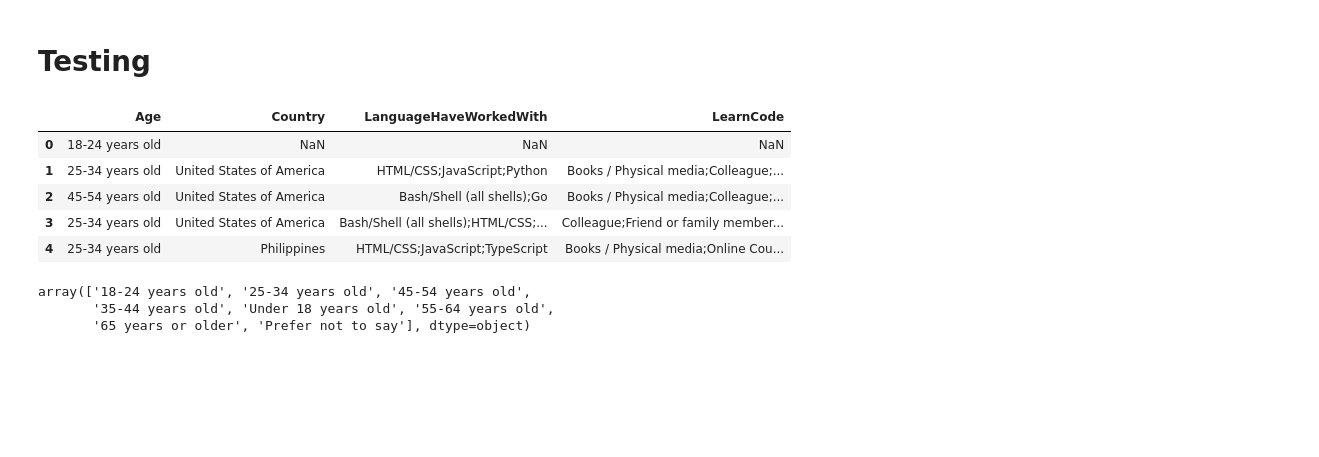
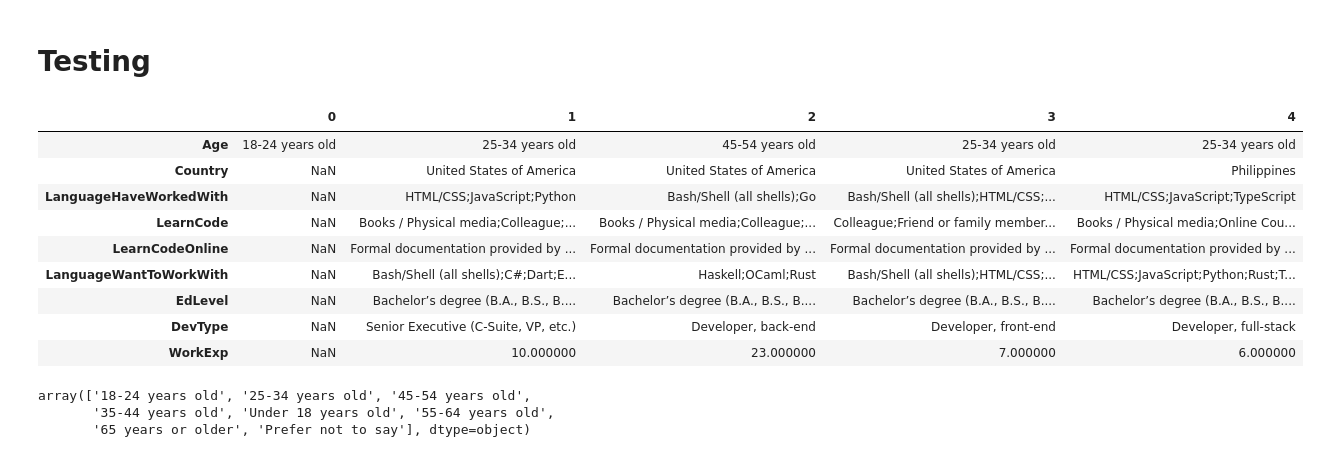
Before and after one commit to PSLeon24/Stack_Overflow_Developer_Survey_Data_Analysis, a Jupyter notebook: index.ipynb, the cells around one changed output. Cells and saved outputs as stored; diff of their text form; code cells hidden in the pictures; blank space fills up the shorter version.

```diff
--- a/index.ipynb
+++ b/index.ipynb
@@ -126,15 +126,20 @@ ConvertedCompYearly 변수의 결측값 비율: 46.16%
 # %% [markdown]
 # Testing
 # %%
-revised_df = df[['Age', 'Country', 'LanguageHaveWorkedWith', 'LearnCode']]
-revised_df.head()
+revised_df = df[['Age', 'Country', 'LanguageHaveWorkedWith', 'LearnCode', 'LearnCodeOnline',
+                 'LanguageWantToWorkWith', 'EdLevel', 'DevType', 'WorkExp']]
+revised_df.head().T
 # %% [output]
-|  | Age | Country | LanguageHaveWorkedWith | LearnCode |
-| 0 | 18-24 years old | NaN | NaN | NaN |
-| 1 | 25-34 years old | United States of America | HTML/CSS;JavaScript;Python | Books / Physical media;Colleague;... |
-| 2 | 45-54 years old | United States of America | Bash/Shell (all shells);Go | Books / Physical media;Colleague;... |
-| 3 | 25-34 years old | United States of America | Bash/Shell (all shells);HTML/CSS;... | Colleague;Friend or family member... |
-| 4 | 25-34 years old | Philippines | HTML/CSS;JavaScript;TypeScript | Books / Physical media;Online Cou... |
+|  | 0 | 1 | 2 | 3 | 4 |
+| Age | 18-24 years old | 25-34 years old | 45-54 years old | 25-34 years old | 25-34 years old |
+| Country | NaN | United States of America | United States of America | United States of America | Philippines |
+| LanguageHaveWorkedWith | NaN | HTML/CSS;JavaScript;Python | Bash/Shell (all shells);Go | Bash/Shell (all shells);HTML/CSS;... | HTML/CSS;JavaScript;TypeScript |
+| LearnCode | NaN | Books / Physical media;Colleague;... | Books / Physical media;Colleague;... | Colleague;Friend or family member... | Books / Physical media;Online Cou... |
+| LearnCodeOnline | NaN | Formal documentation provided by ... | Formal documentation provided by ... | Formal documentation provided by ... | Formal documentation provided by ... |
+| LanguageWantToWorkWith | NaN | Bash/Shell (all shells);C#;Dart;E... | Haskell;OCaml;Rust | Bash/Shell (all shells);HTML/CSS;... | HTML/CSS;JavaScript;Python;Rust;T... |
+| EdLevel | NaN | Bachelor’s degree (B.A., B.S., B.... | Bachelor’s degree (B.A., B.S., B.... | Bachelor’s degree (B.A., B.S., B.... | Bachelor’s degree (B.A., B.S., B.... |
+| DevType | NaN | Senior Executive (C-Suite, VP, etc.) | Developer, back-end | Developer, front-end | Developer, full-stack |
+| WorkExp | NaN | 10.000000 | 23.000000 | 7.000000 | 6.000000 |
 # %%
 revised_df['Age'].unique()
 # %% [output]
```
Also changed, not shown: parts of 48 cells of this notebook, 1 other file.
